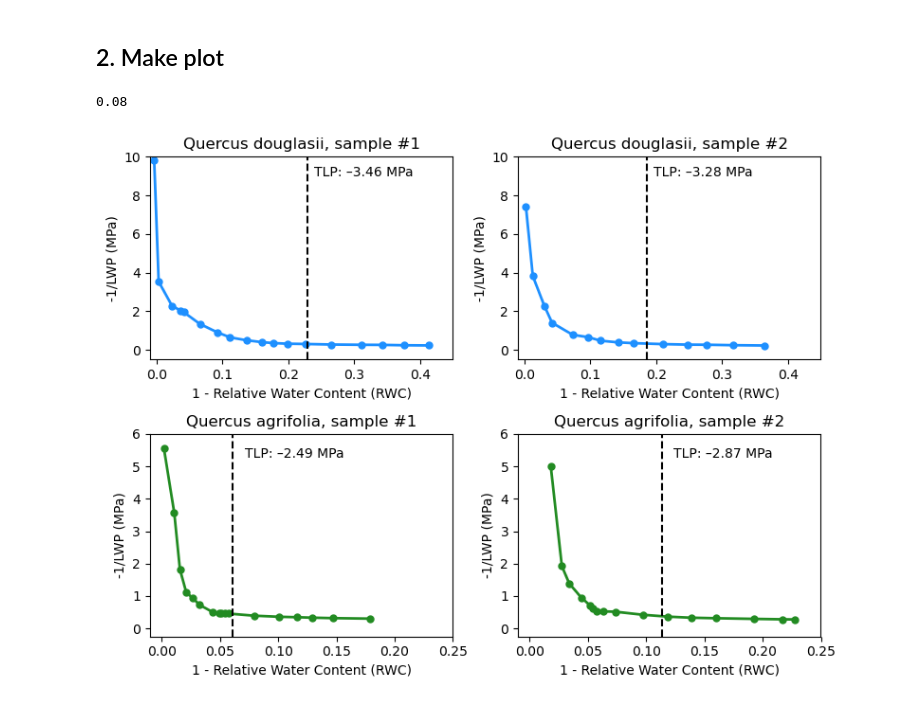
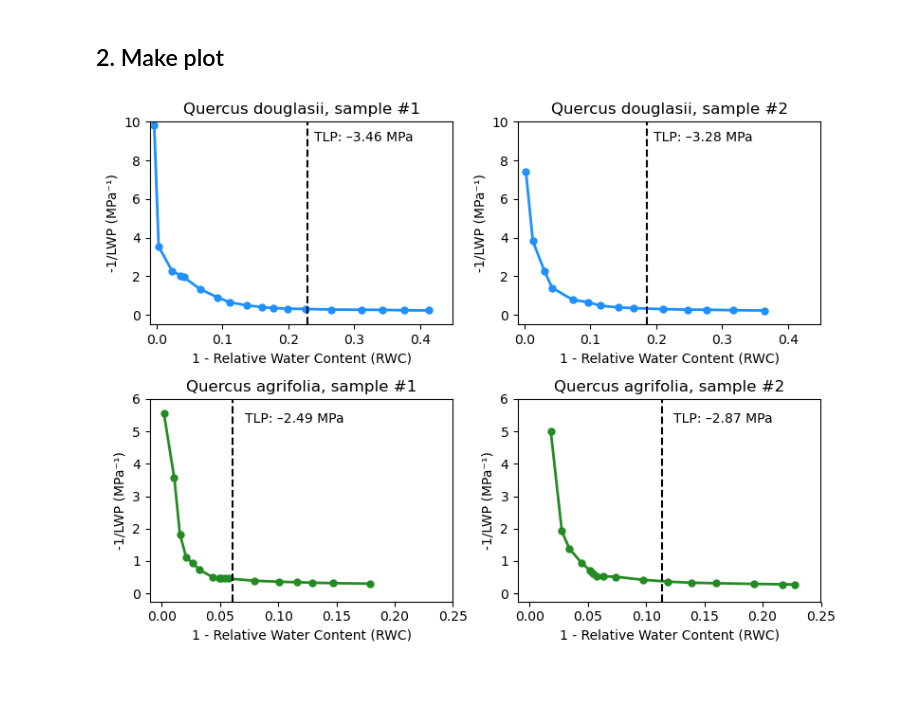
Before and after one commit to jean-allen/SHIFT_CWC, a Jupyter notebook: figures/s5_TLP/calcluating_TLP.ipynb, the cells around one changed output. Drawn from its saved outputs; the diff is of its cells as text; code cells hidden in the pictures.

```diff
--- a/figures/s5_TLP/calcluating_TLP.ipynb
+++ b/figures/s5_TLP/calcluating_TLP.ipynb
@@ -23,10 +23,6 @@ INFO:root:Breakpoint found at index 11 with R² of 0.968
 INFO:root:Breakpoint found at index 11 with R² of 0.938
 # %% [markdown]
 ## 2. Make plot
-# %%
-round((this_curve.tlp_conf_int[1] - this_curve.tlp).values[0],2)
-# %% [output]
-0.08
 # %%
 color_dict = {
     'qudo_1': 'dodgerblue',
@@ -41,36 +37,36 @@ for i, this_curve in enumerate(pv_curves):
     axs[i].plot(1-this_curve.rwc, neg_inv_psis, label='PV Curve', color=color_dict[data_ids[i]], linewidth=2, marker='o', markersize=5)
 
     axs[i].set_xlabel('1 - Relative Water Content (RWC)')
-    axs[i].set_ylabel('-1/LWP (MPa)')
+    axs[i].set_ylabel('-1/LWP (MPa⁻¹)')
 
     axs[i].axvline(x=1-this_curve.rwc_tlp, color='black', linestyle='--', label='TLP')
 
     if i ==0 or i == 1:
         axs[i].text(1-this_curve.rwc_tlp + 0.01, 9, f'TLP: –{this_curve.tlp:.2f} MPa', color='black', fontsize=10)
 
     if i == 2 or i == 3:
         axs[i].text(1-this_curve.rwc_tlp + 0.01, 5.25, f'TLP: –{this_curve.tlp:.2f} MPa', color='black', fontsize=10)
 
 axs[0].set_title('Quercus douglasii, sample #1')
 axs[1].set_title('Quercus douglasii, sample #2')
 axs[2].set_title('Quercus agrifolia, sample #1')
 axs[3].set_title('Quercus agrifolia, sample #2')
 
 axs[0].set_ylim(-0.5, 10)
 axs[1].set_ylim(-0.5, 10)
 axs[2].set_ylim(-0.25, 6)
 axs[3].set_ylim(-0.25, 6)
 
 axs[0].set_xlim(-0.01, 0.45)
 axs[1].set_xlim(-0.01, 0.45)
 axs[2].set_xlim(-0.01, 0.25)
 axs[3].set_xlim(-0.01, 0.25)
 
 
 
 
 plt.tight_layout()
 # plt.savefig('./s5_TLPcurves.png', dpi=300, bbox_inches='tight')
 plt.show()
 # %% [output]
-[figure, old version]
+[figure, new version]
```
Also changed, not shown: 1 other file.
